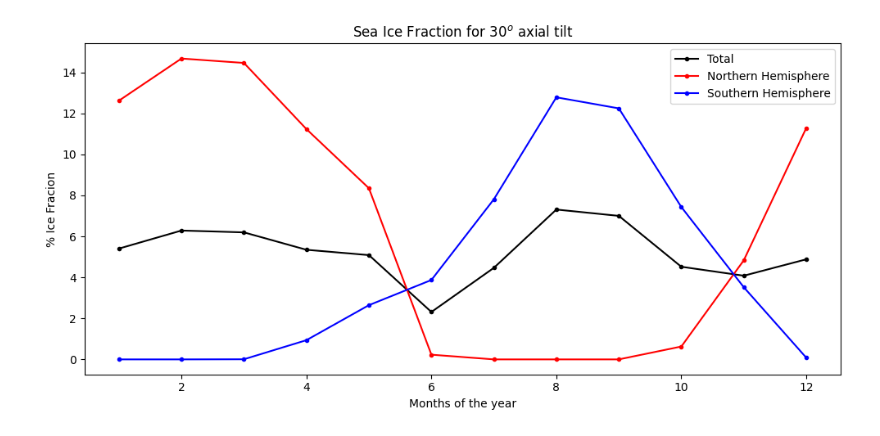
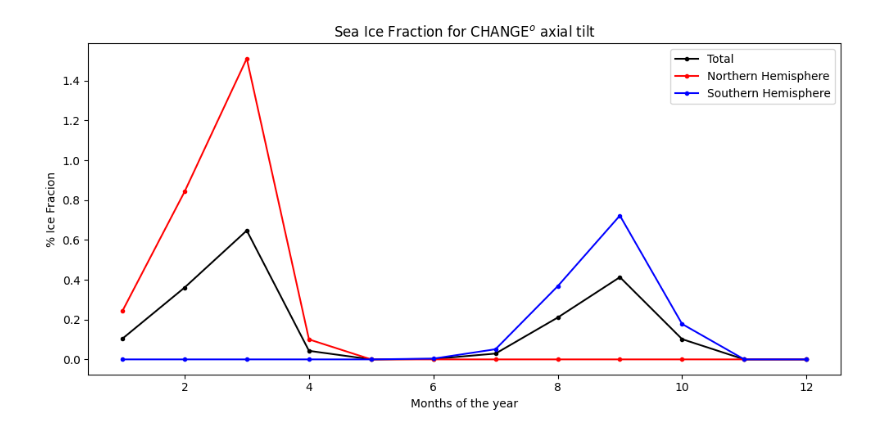
Before and after one commit to hannahw0od/habitability, a Jupyter notebook: plots.ipynb, the cells around one changed output. Saved outputs shown, nothing was run; the diff lists cells and outputs as text; code cells hidden in the pictures.

```diff
--- a/plots.ipynb
+++ b/plots.ipynb
@@ -29,7 +29,8 @@ months = []
     # Run ice calc and habitability calc
     # Append value to the respective array
 
-ds = xr.open_dataset("../axial_tilt/output1.nc")
+# ds = xr.open_dataset("../axial_tilt/output1.nc")
+ds = xr.open_dataset("../axialtilt/output9.nc")
 ds_crop = ds.sel(time=slice("2001-1-1","2002-1-1"))
 monthly_data = (ds_crop.groupby("time.month"))
 
@@ -81,17 +82,17 @@ for month, data in monthly_data:
 # %%
 fig = plt.figure(figsize=(10, 5))
 plt.plot(months, ice_tot, marker='.', color='black', label="Total")
 plt.plot(months, ice_nhem, marker='.', color='red', label="Northern Hemisphere")
 plt.plot(months, ice_shem, marker='.', color ='blue', label="Southern Hemisphere")
 
 plt.xlabel('Months of the year')
 plt.ylabel('% Ice Fracion')
-plt.title("Sea Ice Fraction for 30$^o$ axial tilt")
+plt.title("Sea Ice Fraction for CHANGE$^o$ axial tilt")
 plt.legend()
 plt.tight_layout()
 plt.show()
 # %% [output]
-[figure, old version]
+[figure, new version]
 # %%
 fig = plt.figure(figsize=(10, 5))
 plt.plot(months, sm_tot, marker='.', color='black', label="Total")
```
Also changed, not shown: parts of 4 cells of this notebook, 9 other files.
